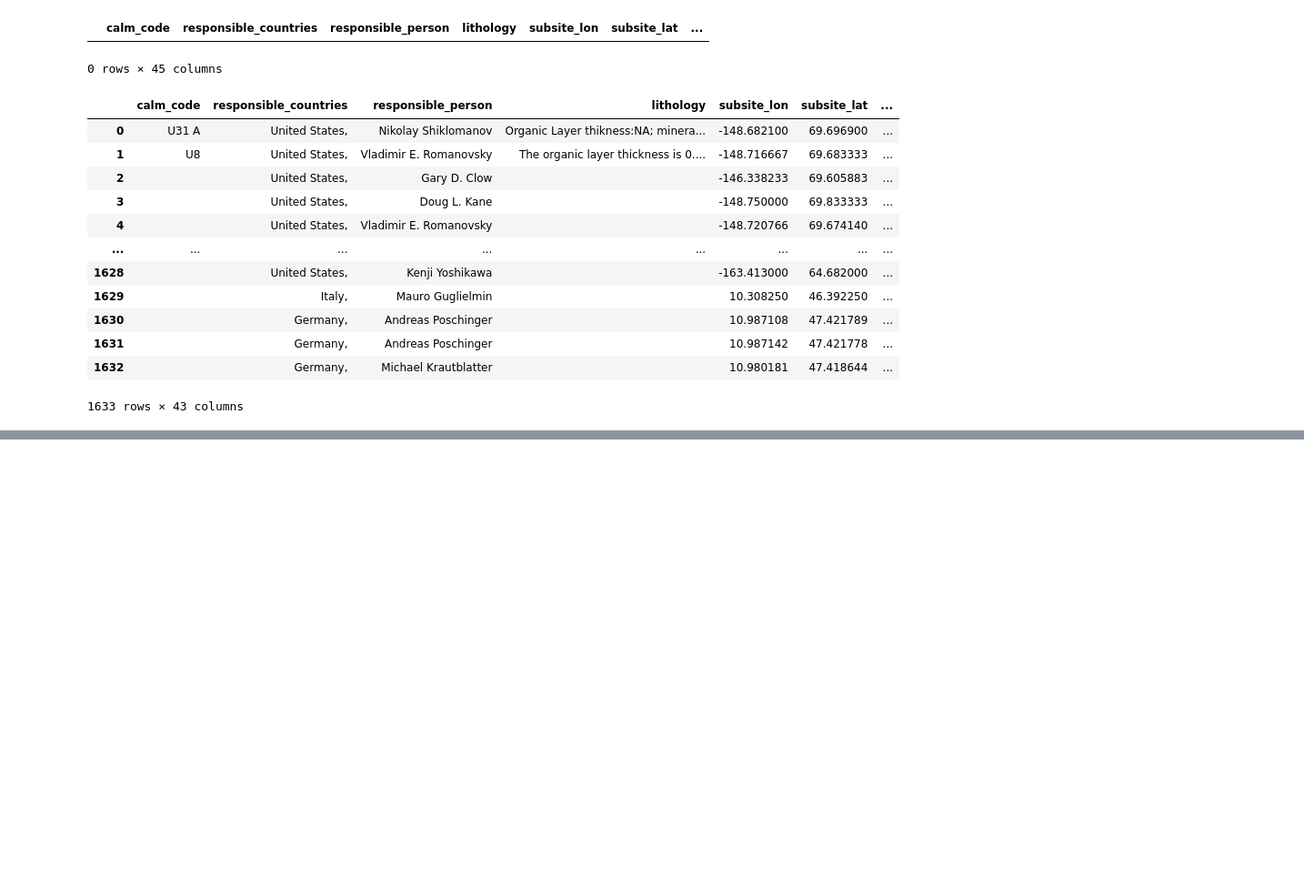
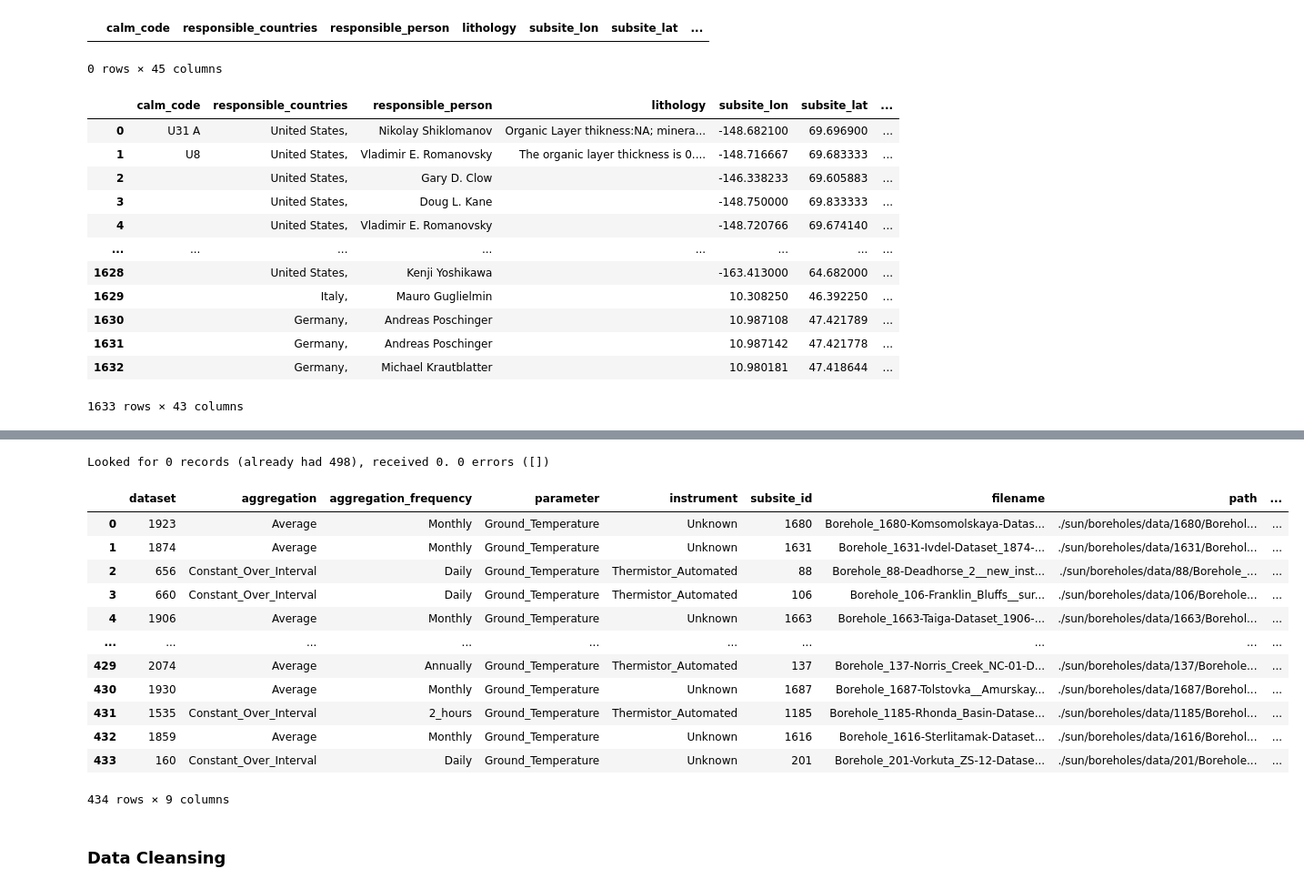
Before and after one commit to arctic-risk/arctic-data, a Jupyter notebook: permafrost/Download and Process Permafrost Data.ipynb, the cells around one changed output, grey strips where cells are left out. Shown at 91% size. Cells and saved outputs as stored; diff of their text form; code cells hidden in the pictures; blank space fills up the shorter version.

```diff
--- a/permafrost/Download and Process Permafrost Data.ipynb
+++ b/permafrost/Download and Process Permafrost Data.ipynb
@@ -629,0 +832,70 @@ gdfSubsiteInfo.to_postgis("t_permafrost_subsites",con=conn,
+# %%
+Path("./sun/boreholes/data").mkdir(exist_ok=True,parents=True)
+
+ok = []
+ko = []
+already_had = 0
+
+count = 0
+for subsite_id in tqdm(gdfSubsiteInfo[(gdfSubsiteInfo.have_data)&(gdfSubsiteInfo.subsite_type=="temperatures")].subsite_id.values):
+    count += 1
+    url = "http://gtnpdatabase.org/rest/boreholes/dlpackage/{}/true".format(subsite_id)
+    Path("./sun/boreholes/data/{}".format(subsite_id)).mkdir(exist_ok=True,parents=True)
+    if len(os.listdir("./sun/boreholes/data/{}".format(subsite_id))) > 0:
+        already_had += 1
+        continue
+    r = requests.get(url)
+    if r.ok:
+        zf = zipfile.ZipFile(io.BytesIO(r.content))
+        zf.extractall("./sun/boreholes/data/{}".format(subsite_id))
+        ok.append(subsite_id)
+    else:
+        ko.append(subsite_id)
+    time.sleep(0.25)
+print("Looked for {} records (already had {}), received {}. {} errors ({})".format(count-already_had,already_had,
+                                                                  len(ok),len(ko),ko))
+# %% [output]
+Looked for 0 records (already had 498), received 0. 0 errors ([])
+# %%
+alldata = []
+
+for r,dd,ff in os.walk("./sun/boreholes/data"):
+    if ".ipynb_checkpoints" in r:
+        continue
+    for f in ff:
+        if f.endswith(".csv"):
+            part_1,part_2 = re.split("-Dataset_",f)
+
+            fields = part_2.split("-")
+            entry = dict(zip(["field_{}".format(i) for i in range(len(fields))],fields))
+            entry["subsite_id"]=int(part_1.split("-")[0].replace("Borehole_",""))
+            entry["filename"] = f
+            entry["path"] = os.path.join(r,f)
+            entry["extension"] = ".csv"
+
+            if entry["field_3"] == "Ground_Temperature":
+                alldata.append(entry)
+            else:
+                entry = {}
+
+dfCatalogueTemps = pd.DataFrame(alldata).rename(columns={"field_0":"dataset",
+                                                  "field_1":"aggregation",
+                                                  "field_2":"aggregation_frequency",
+                                                  "field_3":"parameter",
+                                                  "field_4":"instrument"})
+dfCatalogueTemps.instrument = dfCatalogueTemps.instrument.str.replace(".timeserie.csv","")
+dfCatalogueTemps
+# %% [output]
+|  | dataset | aggregation | aggregation_frequency | parameter | instrument | subsite_id | filename | path | ... |
+| 0 | 1923 | Average | Monthly | Ground_Temperature | Unknown | 1680 | Borehole_1680-Komsomolskaya-Datas... | ./sun/boreholes/data/1680/Borehol... | ... |
+| 1 | 1874 | Average | Monthly | Ground_Temperature | Unknown | 1631 | Borehole_1631-Ivdel-Dataset_1874-... | ./sun/boreholes/data/1631/Borehol... | ... |
+| 2 | 656 | Constant_Over_Interval | Daily | Ground_Temperature | Thermistor_Automated | 88 | Borehole_88-Deadhorse_2__new_inst... | ./sun/boreholes/data/88/Borehole_... | ... |
+| 3 | 660 | Constant_Over_Interval | Daily | Ground_Temperature | Thermistor_Automated | 106 | Borehole_106-Franklin_Bluffs__sur... | ./sun/boreholes/data/106/Borehole... | ... |
+| 4 | 1906 | Average | Monthly | Ground_Temperature | Unknown | 1663 | Borehole_1663-Taiga-Dataset_1906-... | ./sun/boreholes/data/1663/Borehol... | ... |
+| ... | ... | ... | ... | ... | ... | ... | ... | ... | ... |
+| 429 | 2074 | Average | Annually | Ground_Temperature | Thermistor_Automated | 137 | Borehole_137-Norris_Creek_NC-01-D... | ./sun/boreholes/data/137/Borehole... | ... |
+| 430 | 1930 | Average | Monthly | Ground_Temperature | Unknown | 1687 | Borehole_1687-Tolstovka__Amurskay... | ./sun/boreholes/data/1687/Borehol... | ... |
+| 431 | 1535 | Constant_Over_Interval | 2_hours | Ground_Temperature | Thermistor_Automated | 1185 | Borehole_1185-Rhonda_Basin-Datase... | ./sun/boreholes/data/1185/Borehol... | ... |
+| 432 | 1859 | Average | Monthly | Ground_Temperature | Unknown | 1616 | Borehole_1616-Sterlitamak-Dataset... | ./sun/boreholes/data/1616/Borehol... | ... |
+| 433 | 160 | Constant_Over_Interval | Daily | Ground_Temperature | Unknown | 201 | Borehole_201-Vorkuta_ZS-12-Datase... | ./sun/boreholes/data/201/Borehole... | ... |
+434 rows × 9 columns
@@ -629,0 +904,2 @@ gdfSubsiteInfo.to_postgis("t_permafrost_subsites",con=conn,
+# %% [markdown]
+### Data Cleansing
```
Also changed, not shown: parts of 19 cells of this notebook.
